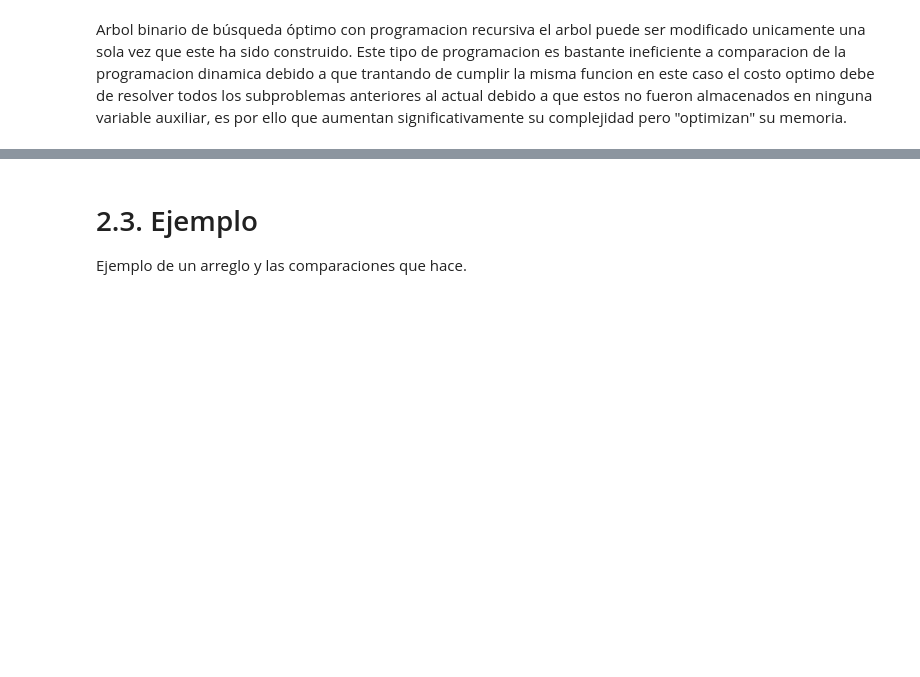
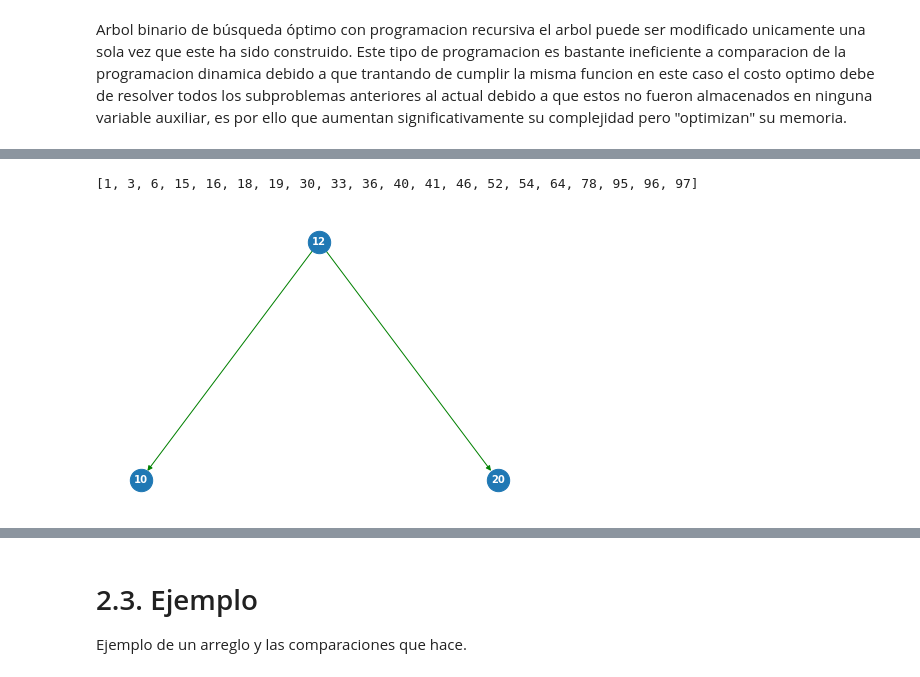
Before and after one commit to Jorgee18/ADA-Informes, a Jupyter notebook: Arbol_binario_de_búsqueda_óptimo.ipynb, the cells around one changed output, grey strips where cells are left out. Cells and saved outputs as stored; diff of their text form; code cells hidden in the pictures; blank space fills up the shorter version.

```diff
--- a/Arbol_binario_de_búsqueda_óptimo.ipynb
+++ b/Arbol_binario_de_búsqueda_óptimo.ipynb
@@ -94,8 +57,0 @@ def optimalSearchTree(keys, freq, n):
-# %%
-# Driver Code
-if __name__ == '__main__':
-	keys = [10, 12, 20]
-	freq = [34, 8, 50]
-	n = len(keys)
-	print("Cost of Optimal BST is",
-		optimalSearchTree(keys, freq, n))
@@ -103,0 +58,24 @@ Cost of Optimal BST is 142
+# %%
+nullnodes=0
+def generate_binary_tree(T,A):
+    global nullnodes
+    if len(A)==1:
+      T.add_node(A[0])
+      return A[0]
+    else:
+      pivote = rd.randint(0,len(A)-1)
+      T.add_node(A[pivote])
+
+      if pivote > 0:
+        left_node = generate_binary_tree(T,A[0:pivote])
+        T.add_edge(A[pivote],left_node)
+      elif pivote ==0:
+        T.add_edge(A[pivote],"nil"+str(nullnodes)); nullnodes+=1
+
+      if pivote < len(A)-1:
+        right_node = generate_binary_tree(T,A[pivote+1:])
+        T.add_edge(A[pivote],right_node)
+      else:
+        T.add_edge(A[pivote],"nil"+str(nullnodes)); nullnodes+=1
+
+      return A[pivote]
@@ -104 +161,17 @@ Cost of Optimal BST is 142
+# %%
+#Generamos y ordenamos un arreglo
+A=rd.sample(range(100), 20)
+A.sort()
+print(A)
+
+T = nx.DiGraph()
+generate_binary_tree(T,keys)
+
+pos = graphviz_layout(T, prog="dot")
+
+# para mostrar los nodos en sus posiciones y colores, tamaños, etc.
+nx.draw(T,pos, with_labels=True, node_size=500, font_color="white", font_size=10, font_weight="black", width  =1.0, edge_color ="green")
+# %% [output]
+[1, 3, 6, 15, 16, 18, 19, 30, 33, 36, 40, 41, 46, 52, 54, 64, 78, 95, 96, 97]
+[figure, added]
 # %%
```
Also changed, not shown: parts of 12 cells of this notebook.
